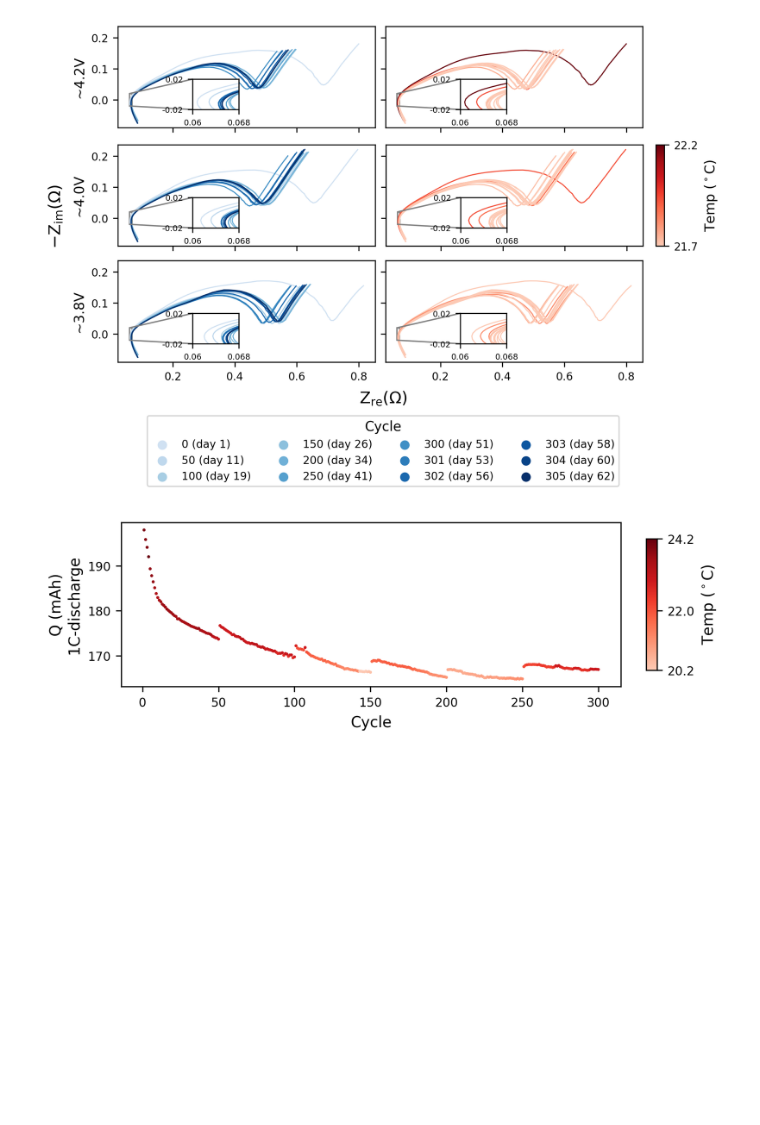
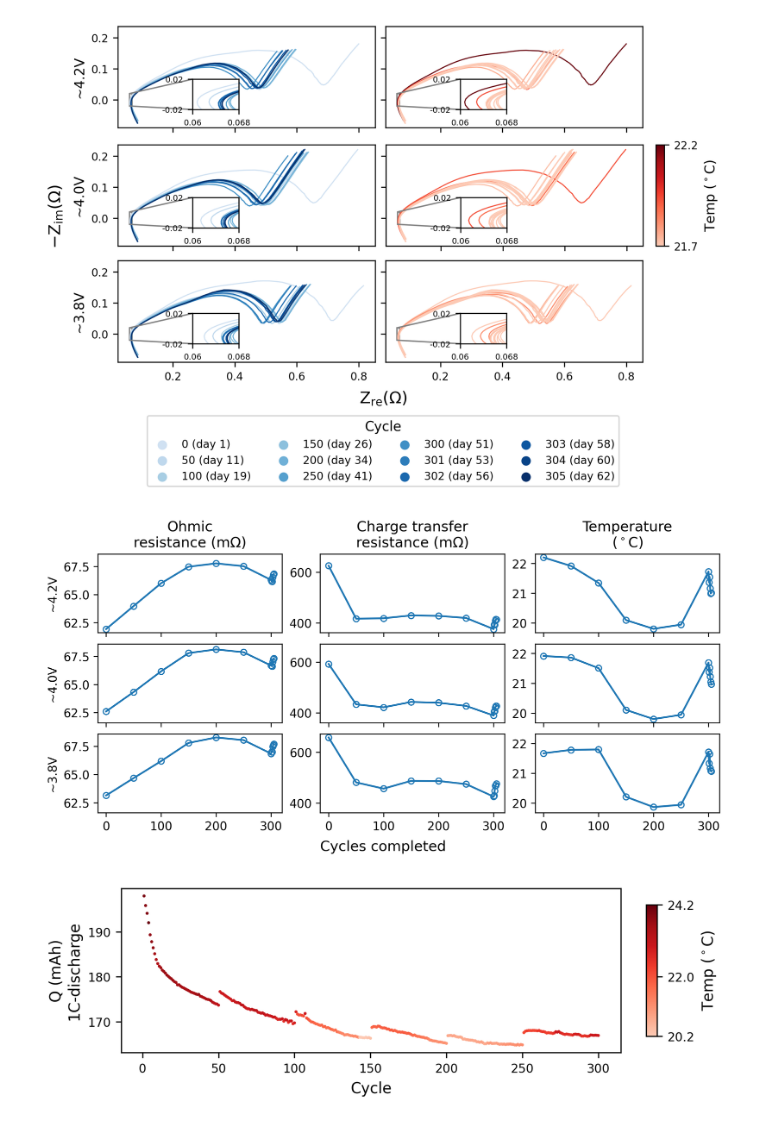
Before and after one commit to EliasGaliounas/SonicBatt, a Jupyter notebook: studies/degradation/exp1_eis_&_Qfade.ipynb, the cells around one changed output. Cells and saved outputs as stored; diff of their text form; code cells hidden in the pictures; blank space fills up the shorter version.

```diff
--- a/studies/degradation/exp1_eis_&_Qfade.ipynb
+++ b/studies/degradation/exp1_eis_&_Qfade.ipynb
@@ -149,6 +149,45 @@ save_filename = 'Exp1_eis'
 utils.save_figure(f, visualistion_path, save_filename, 'png')
 # %% [output]
 [figure]
+# %%
+ohmic_impedances = {4.2: [], 4.0: [], 3.8: []}
+Re_local_min = {4.2: [], 4.0: [], 3.8: []}
+ct_impedances = {4.2: [], 4.0: [], 3.8: []}
+ocvs = ['~4.2V', '~4.0V', '~3.8V']
+
+for j, key in enumerate(eis_keys):
+    for i, df_eis in enumerate(eis_dfs[key]):
+        x = df_eis.loc[:, 'Zreal'].to_numpy()
+        y = -df_eis.loc[:, 'Zimag'].to_numpy()
+        ohmic_impedances[key].append(np.interp(0,y,x))
+        #
+        y_derivative= np.diff(y)
+        y_derivative_reversed = y_derivative[::-1]
+        for j, _ in enumerate(y_derivative_reversed):
+            if ((y_derivative_reversed[j]>0) & (y_derivative_reversed[j+1]<0)):
+                ind = len(y)-(j+1)
+                Re_local_min[key].append((x[ind] + x[ind+1])/2)
+                break
+    ohmic_impedances[key] = np.array(ohmic_impedances[key])
+    Re_local_min[key] = np.array(Re_local_min[key])
+    ct_impedances[key] = Re_local_min[key] - ohmic_impedances[key]
+
+s=5
+f, axs = plt.subplots(3, 3, figsize=(8,4), dpi=300, sharex=True, sharey='col', constrained_layout=True)
+for j, key in enumerate(eis_keys):
+    axs[j,0].plot(cycles_completed, ohmic_impedances[key]*1000, color='tab:blue', marker='o', markersize=s, markerfacecolor='none')
+    axs[j,1].plot(cycles_completed, ct_impedances[key]*1000, color='tab:blue', marker='o', markersize=s, markerfacecolor='none')
+    axs[j,2].plot(cycles_completed, eis_temperatures[key], color='tab:blue', marker='o', markersize=s, markerfacecolor='none')
+    axs[j,0].set_ylabel(ocvs[j])
+axs[0,0].set_title('Ohmic\nresistance (mΩ)', fontsize=12)
+axs[0,1].set_title('Charge transfer\nresistance (mΩ)', fontsize=12)
+axs[0,2].set_title('Temperature\n($^\circ$C)', fontsize=12)
+f.supxlabel('Cycles completed')
+
+save_filename = 'Exp1_eis_decomposition'
+utils.save_figure(f, visualistion_path, save_filename, 'png')
+# %% [output]
+[figure, added]
 # %%
 # Capacity fade
 capacities_1c = []
```
Also changed, not shown: 23 other files.
